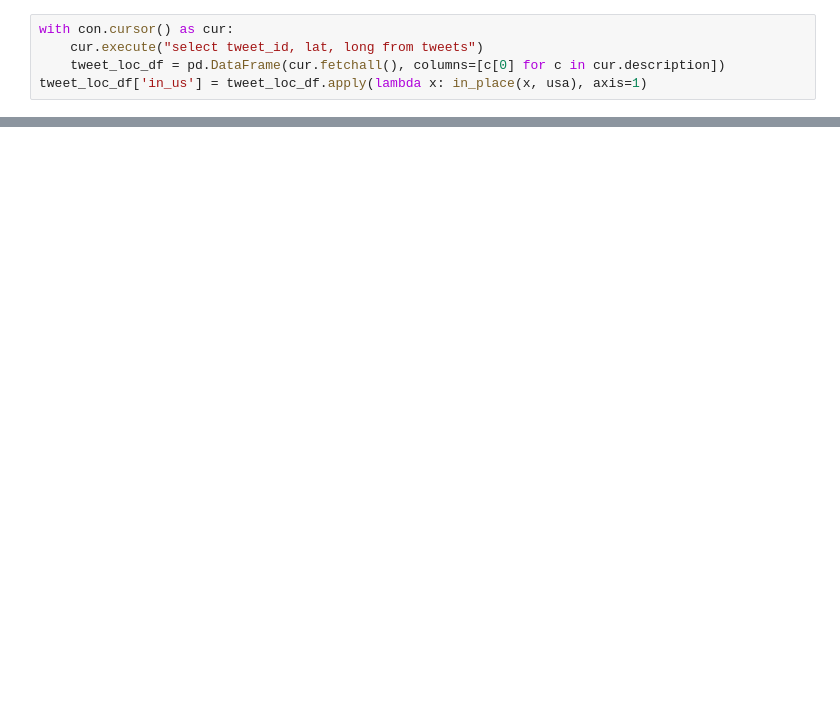
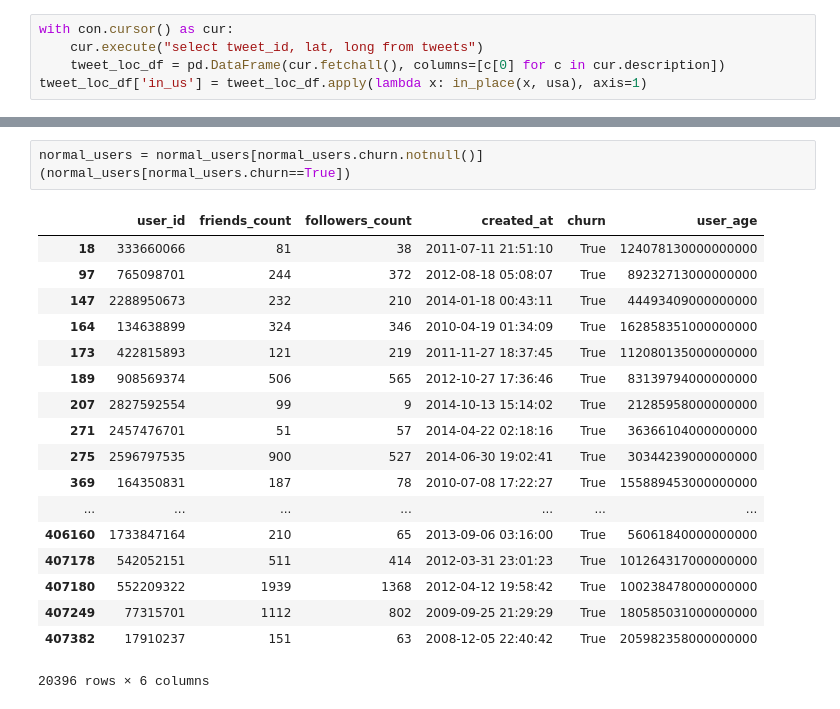
Before and after one commit to pcallier/insight, a Jupyter notebook: notebooks/Figures.ipynb, the cells around one changed output, grey strips where cells are left out. Drawn from its saved outputs; the diff is of its cells as text; blank space fills up the shorter version.

```diff
--- a/notebooks/Figures.ipynb
+++ b/notebooks/Figures.ipynb
@@ -30,0 +91,22 @@ tweet_loc_df['in_us'] = tweet_loc_df.apply(lambda x: in_place(x, usa), axis=1)
+# %%
+normal_users = normal_users[normal_users.churn.notnull()]
+(normal_users[normal_users.churn==True])
+# %% [output]
+|  | user_id | friends_count | followers_count | created_at | churn | user_age |
+| 18 | 333660066 | 81 | 38 | 2011-07-11 21:51:10 | True | 124078130000000000 |
+| 97 | 765098701 | 244 | 372 | 2012-08-18 05:08:07 | True | 89232713000000000 |
+| 147 | 2288950673 | 232 | 210 | 2014-01-18 00:43:11 | True | 44493409000000000 |
+| 164 | 134638899 | 324 | 346 | 2010-04-19 01:34:09 | True | 162858351000000000 |
+| 173 | 422815893 | 121 | 219 | 2011-11-27 18:37:45 | True | 112080135000000000 |
+| 189 | 908569374 | 506 | 565 | 2012-10-27 17:36:46 | True | 83139794000000000 |
+| 207 | 2827592554 | 99 | 9 | 2014-10-13 15:14:02 | True | 21285958000000000 |
+| 271 | 2457476701 | 51 | 57 | 2014-04-22 02:18:16 | True | 36366104000000000 |
+| 275 | 2596797535 | 900 | 527 | 2014-06-30 19:02:41 | True | 30344239000000000 |
+| 369 | 164350831 | 187 | 78 | 2010-07-08 17:22:27 | True | 155889453000000000 |
+| ... | ... | ... | ... | ... | ... | ... |
+| 406160 | 1733847164 | 210 | 65 | 2013-09-06 03:16:00 | True | 56061840000000000 |
+| 407178 | 542052151 | 511 | 414 | 2012-03-31 23:01:23 | True | 101264317000000000 |
+| 407180 | 552209322 | 1939 | 1368 | 2012-04-12 19:58:42 | True | 100238478000000000 |
+| 407249 | 77315701 | 1112 | 802 | 2009-09-25 21:29:29 | True | 180585031000000000 |
+| 407382 | 17910237 | 151 | 63 | 2008-12-05 22:40:42 | True | 205982358000000000 |
+20396 rows × 6 columns
```
Also changed, not shown: parts of 14 cells of this notebook, 34 other files.
